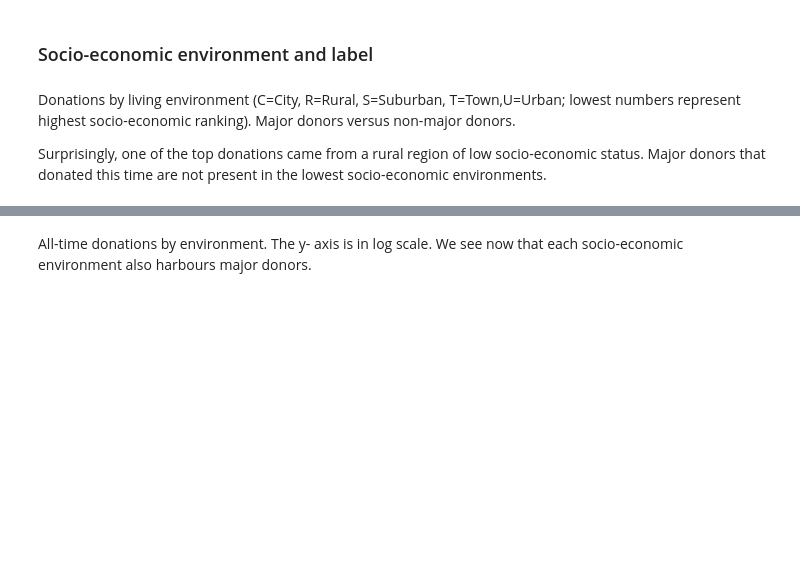
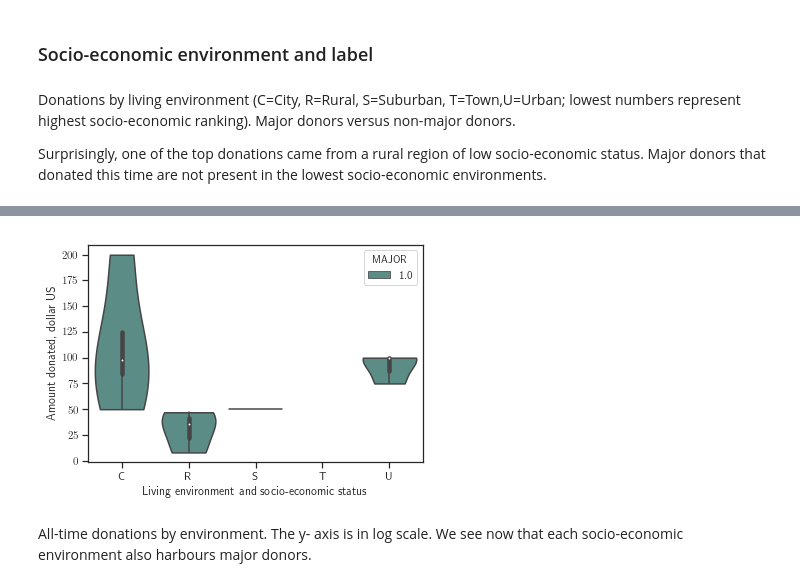
Before and after one commit to datarian/master-thesis-msc-statistics, a Jupyter notebook: notebooks/eda.ipynb, the cells around one changed output, grey strips where cells are left out. Cells and saved outputs as stored; diff of their text form; code cells hidden in the pictures; blank space fills up the shorter version.

```diff
--- a/notebooks/eda.ipynb
+++ b/notebooks/eda.ipynb
@@ -236,9 +109,11 @@ Surprisingly, one of the top donations came from a rural region of low socio-eco
 # %%
-sns.violinplot(y="TARGET_D", x="DOMAIN", hue='MAJOR',cut=0, data=learning.loc[learning.TARGET_D > 0,:],
-               palette=App.config("color_palette_binary"))
+sns.violinplot(y="TARGET_D", x="DOMAINUrbanicity", hue='MAJOR',cut=0, data=learning.loc[learning.TARGET_D > 0,:],
+               palette=Config.get("color_palette_binary"))
 plt.xlabel("Living environment and socio-economic status");
-plt.ylabel("Amount donated, $");
-save_fig(fig_id="donations_vs_living_environment")
+plt.ylabel("Amount donated, dollar US");
+#save_fig(fig_id="donations_vs_living_environment")
+# %% [output]
+[figure, added]
 # %% [markdown]
 All-time donations by environment. The y- axis is in log scale. We see now that each socio-economic environment also harbours major donors.
 # %%
```
Also changed, not shown: parts of 46 cells of this notebook, 3 other files.
